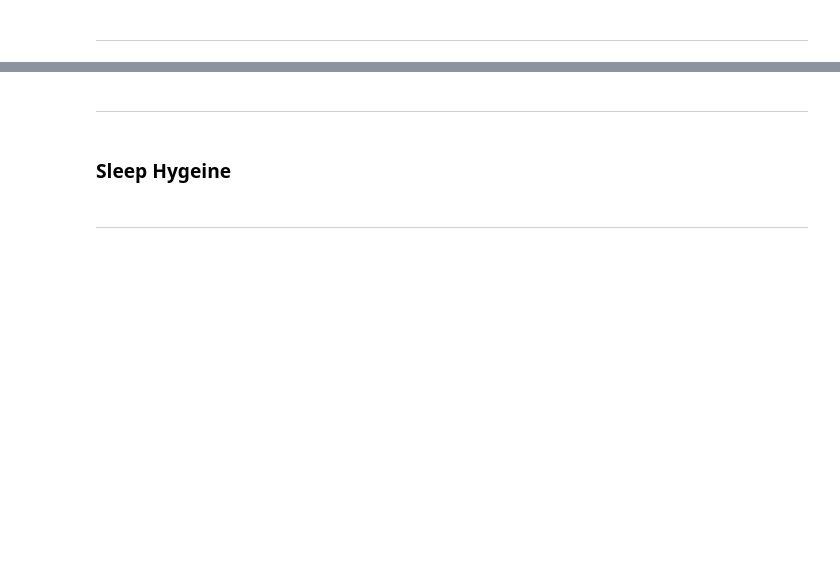
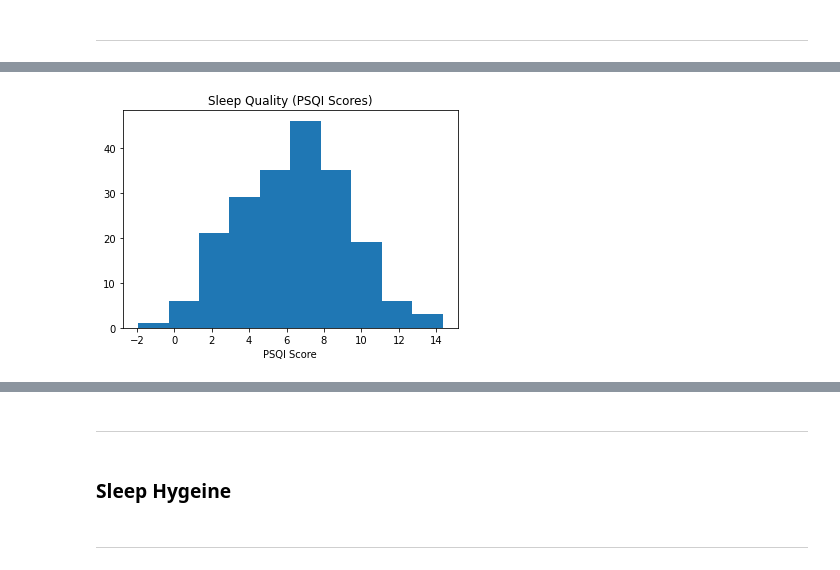
Before and after one commit to DavidMaguire93/programming-project, a Jupyter notebook: daproject.ipynb, the cells around one changed output, grey strips where cells are left out. Drawn from its saved outputs; the diff is of its cells as text; code cells hidden in the pictures; blank space fills up the shorter version.

```diff
--- a/daproject.ipynb
+++ b/daproject.ipynb
@@ -107,0 +154,27 @@ For our dataset, we will be using Percieved Stress Scale Scores. We will create
+# %%
+rng = np.random.default_rng(123)
+x = rng.normal(loc = 6.36, scale=3.047, size=10000)
+quality = np.rint(x)
+plt.hist(quality)
+plt.title("Sleep Quality (PSQI Scores)")
+plt.xlabel("PSQI Score")
+plt.show;
+# %%
+neg = []
+for x in quality:
+    if x < 0:
+        neg.append(x)
+        qualitynew = quality[ (quality != x)]
+extra = len(neg)
+extra
+
+rng = np.random.default_rng(12345)
+extras = rng.normal(loc = 6.36, scale=3.047, size=extra)
+sleepquality = np.append(qualitynew, extras)
+# %%
+plt.hist(sleepquality)
+plt.title("Sleep Quality (PSQI Scores)")
+plt.xlabel("PSQI Score")
+plt.show;
+# %% [output]
+[figure, added]
```
Also changed, not shown: parts of 21 cells of this notebook.
